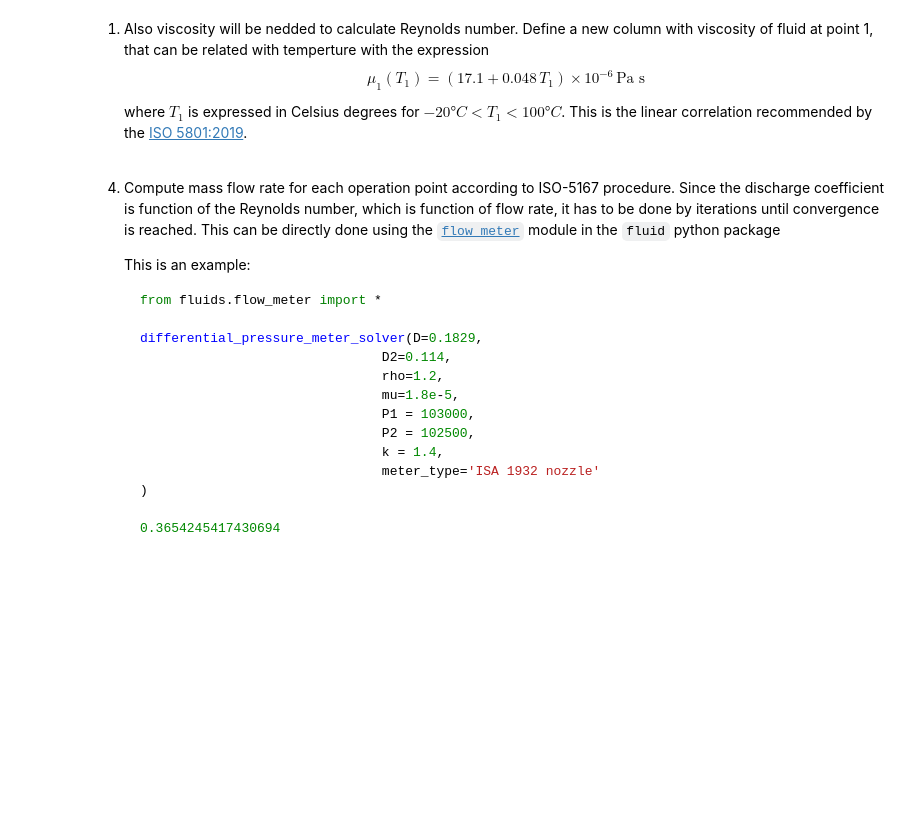
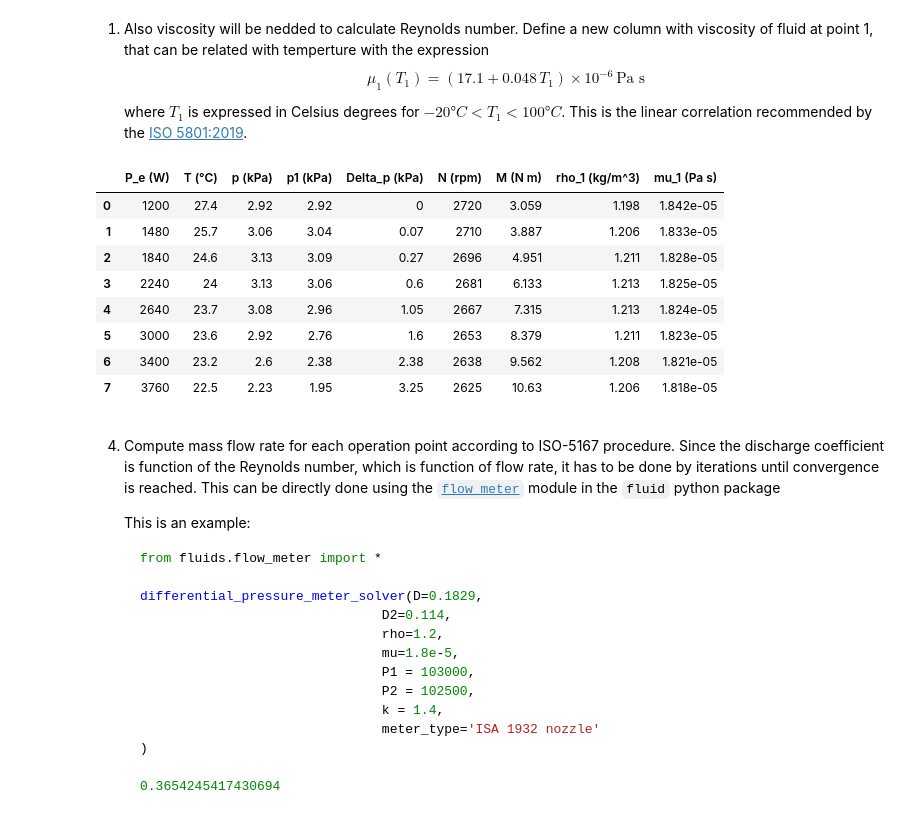
Before and after one commit to UPC-Carreta/AdvancedFluidDynamicDesign-AxialFan_Guillem, a Jupyter notebook: 3_Experimental/E1_measurement_of_magnitudes - Guillem.ipynb, the cells around one changed output. Cells and saved outputs as stored; diff of their text form; code cells hidden in the pictures; blank space fills up the shorter version.

```diff
--- a/3_Experimental/E1_measurement_of_magnitudes - Guillem.ipynb
+++ b/3_Experimental/E1_measurement_of_magnitudes - Guillem.ipynb
@@ -118,3 +138,19 @@ $$
 where $ R = 287.05\,\text{J/(kg\,K)}$ and $p$ and $T$ are **absolute** pressure and temperature.
 
 Define also ambient pressure, temperature and density, that may be used later.
+# %%
+# Gas constant and ambient conditions (in SI base units: Pa, K, kg/m^3)
+R = 287.05          # J/(kg·K)
+P_a = 100.4 * 1e3   # Ambient pressure in Pa (100.4 kPa)
+T_a = 21.0 + 273.15 # Ambient temperature in K (21.0 °C)
+rho_a = P_a / (R * T_a) # Ambient air density in kg/m^3
+
+# Compute absolute pressure (Pa) and absolute temperature (K) at nozzle inlet (point 1)
+p1_abs = P_a + exp_data['p1 (kPa)'] * 1e3
+T_abs = exp_data['T (°C)'] + 273.15
+
+# Add density column to the DataFrame
+exp_data['rho_1 (kg/m^3)'] = p1_abs / (R * T_abs)
+
+print(f"Ambient density (rho_a): {rho_a:.4g} kg/m^3")
+exp_data
@@ -124,6 +171,21 @@ Define also ambient pressure, temperature and density, that may be used later.
     \mu_1(T_1) = (17.1 + 0.048\, T_1)\times 10^{-6} \, \text{Pa s}
    $$
    where $T_1$ is expressed in Celsius degrees for $-20 °C < T_1 < 100 °C$. This is the linear correlation recommended by the [ISO 5801:2019](https://plataforma-aenormas-aenor-com.recursos.biblioteca.upc.edu/standard/UNE/N0061895).
+# %%
+# Dynamic viscosity at point 1 in Pa·s (T is directly in °C)
+exp_data['mu_1 (Pa s)'] = (17.1 + 0.048 * exp_data['T (°C)']) * 1e-6
+
+exp_data
+# %% [output]
+|  | P_e (W) | T (°C) | p (kPa) | p1 (kPa) | Delta_p (kPa) | N (rpm) | M (N m) | rho_1 (kg/m^3) | mu_1 (Pa s) |
+| 0 | 1200 | 27.4 | 2.92 | 2.92 | 0 | 2720 | 3.059 | 1.198 | 1.842e-05 |
+| 1 | 1480 | 25.7 | 3.06 | 3.04 | 0.07 | 2710 | 3.887 | 1.206 | 1.833e-05 |
+| 2 | 1840 | 24.6 | 3.13 | 3.09 | 0.27 | 2696 | 4.951 | 1.211 | 1.828e-05 |
+| 3 | 2240 | 24 | 3.13 | 3.06 | 0.6 | 2681 | 6.133 | 1.213 | 1.825e-05 |
+| 4 | 2640 | 23.7 | 3.08 | 2.96 | 1.05 | 2667 | 7.315 | 1.213 | 1.824e-05 |
+| 5 | 3000 | 23.6 | 2.92 | 2.76 | 1.6 | 2653 | 8.379 | 1.211 | 1.823e-05 |
+| 6 | 3400 | 23.2 | 2.6 | 2.38 | 2.38 | 2638 | 9.562 | 1.208 | 1.821e-05 |
+| 7 | 3760 | 22.5 | 2.23 | 1.95 | 3.25 | 2625 | 10.63 | 1.206 | 1.818e-05 |
 # %% [markdown]
 4. Compute mass flow rate for each operation point according to ISO-5167 procedure. Since the discharge coefficient is function of the Reynolds number, which is
 function of flow rate, it has to be done by iterations until convergence is reached. This can be directly done using the
```
Also changed, not shown: parts of 11 cells of this notebook, 3 other files.
